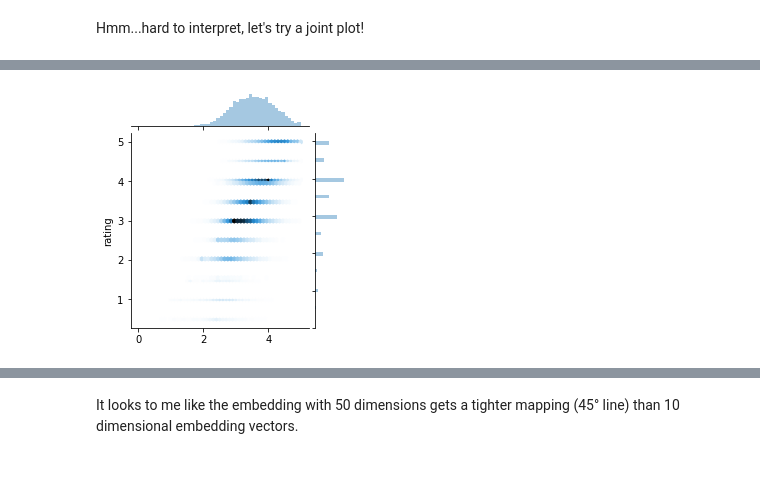
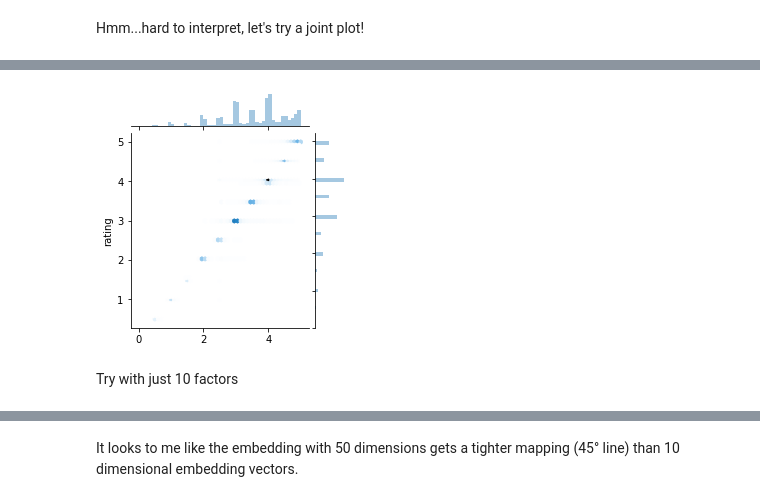
Before and after one commit to parrt/playdl, a Jupyter notebook: notebooks/collaborative-filtering-pytorch-optimizers.ipynb, the cells around one changed output, grey strips where cells are left out. Saved outputs shown, nothing was run; the diff lists cells and outputs as text; code cells hidden in the pictures; blank space fills up the shorter version.

```diff
--- a/notebooks/collaborative-filtering-pytorch-optimizers.ipynb
+++ b/notebooks/collaborative-filtering-pytorch-optimizers.ipynb
@@ -187,7 +160,7 @@ class CollabFilter(nn.Module):
         r_output = torch.sigmoid(r_output) * 5  # limit to 0..5
         return r_output
 # %%
-def train(df, epochs=350, nfactors=10, use_bias=False, print_every=30):
+def train(df, epochs=350, learning_rate = 0.002, nfactors=10, use_bias=False, print_every=30, loss_fn=torch.nn.MSELoss()):
     data = torch.tensor( df[['userId','movieId','rating']].values )
     X_train, X_valid, y_train, y_valid = train_test_split(data, 0.20)
     print(f"{len(X_train)} training and {len(X_valid)} test records")
@@ -196,9 +169,7 @@ def train(df, epochs=350, nfactors=10, use_bias=False, print_every=30):
         model = CollabFilterWithBias(nusers, nmovies, nfactors=nfactors)
     else:
         model = CollabFilter(nusers, nmovies, nfactors=nfactors)
-    loss_fn = torch.nn.MSELoss()
 
-    learning_rate = 0.002
     optimizer = torch.optim.Adam(model.parameters(), lr=learning_rate, weight_decay=0.00000002) # model.parameters is just [U,M]
 
     history = []
@@ -310,7 +281,7 @@ Hmm...hard to interpret, let's try a joint plot!
 # I learned this jointplot trick from https://github.com/fastai/fastai/blob/master/courses/dl1/lesson5-movielens.ipynb
 import seaborn
 
-model, history = train(df, epochs=350, nfactors=50, print_every=50)
+model, history = train(df, epochs=350, learning_rate=.01, nfactors=50, print_every=50)
 seaborn.jointplot(model(data).detach().cpu(), df['rating'], kind='hex', height=3.8)
 plt.xticks(range(6))
 plt.yticks(range(6))
@@ -328,2 +299,4 @@ Epoch 300 L2 MSE loss 0.581, 0.802   MAE 0.571, 0.687
-[figure, old version]
+[figure, new version]
+# %% [markdown]
+Try with just 10 factors
 # %%
```
Also changed, not shown: parts of 39 cells of this notebook.
